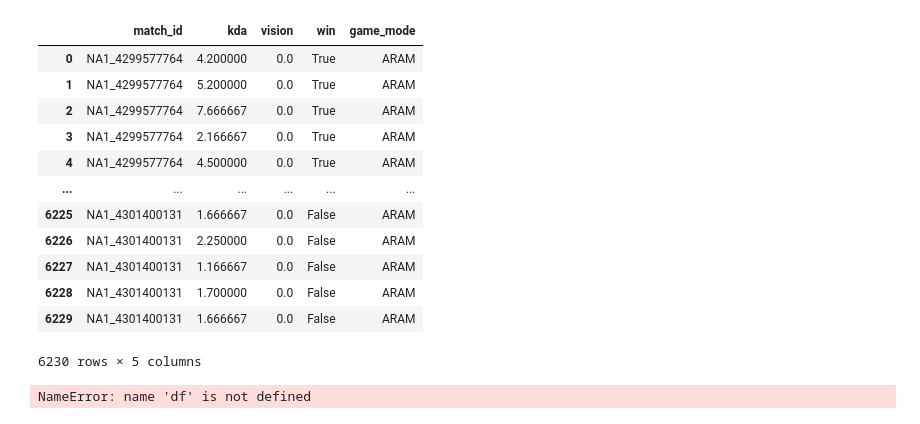
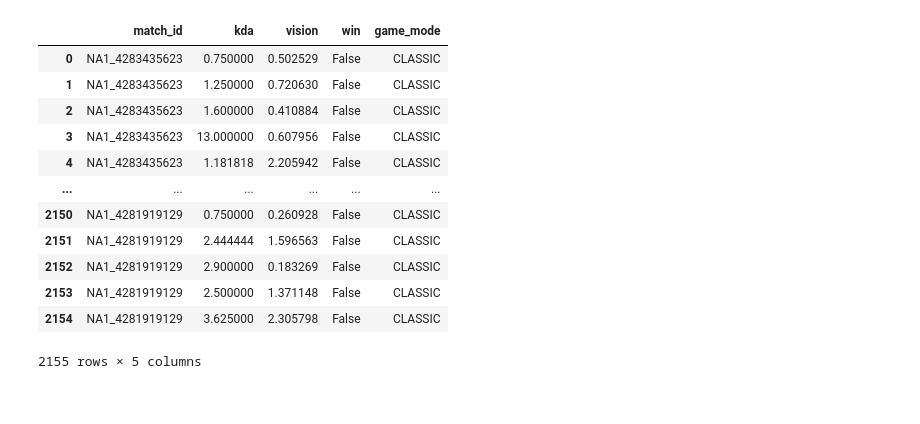
Before and after one commit to dvnmn/320-final-project, a Jupyter notebook: 320_Final_Project.ipynb, the cells around one changed output. Drawn from its saved outputs; the diff is of its cells as text; code cells hidden in the pictures.

```diff
--- a/320_Final_Project.ipynb
+++ b/320_Final_Project.ipynb
@@ -75,28 +77,27 @@ for match in matches:
 # %%
 df = pd.DataFrame()
 
 df['match_id'] = participant_match_id
 df['kda'] = kda
 df['vision'] = vision
 df['win'] = win
 df['game_mode'] = game_mode
 
+df = df[df['game_mode'] == 'CLASSIC']
+df = df.reset_index()
+df = df.drop(labels='index', axis=1)
 df
 # %% [output]
 |  | match_id | kda | vision | win | game_mode |
-| 0 | NA1_4299577764 | 4.200000 | 0.0 | True | ARAM |
-| 1 | NA1_4299577764 | 5.200000 | 0.0 | True | ARAM |
-| 2 | NA1_4299577764 | 7.666667 | 0.0 | True | ARAM |
-| 3 | NA1_4299577764 | 2.166667 | 0.0 | True | ARAM |
-| 4 | NA1_4299577764 | 4.500000 | 0.0 | True | ARAM |
+| 0 | NA1_4283435623 | 0.750000 | 0.502529 | False | CLASSIC |
+| 1 | NA1_4283435623 | 1.250000 | 0.720630 | False | CLASSIC |
+| 2 | NA1_4283435623 | 1.600000 | 0.410884 | False | CLASSIC |
+| 3 | NA1_4283435623 | 13.000000 | 0.607956 | False | CLASSIC |
+| 4 | NA1_4283435623 | 1.181818 | 2.205942 | False | CLASSIC |
 | ... | ... | ... | ... | ... | ... |
-| 6225 | NA1_4301400131 | 1.666667 | 0.0 | False | ARAM |
-| 6226 | NA1_4301400131 | 2.250000 | 0.0 | False | ARAM |
-| 6227 | NA1_4301400131 | 1.166667 | 0.0 | False | ARAM |
-| 6228 | NA1_4301400131 | 1.700000 | 0.0 | False | ARAM |
-| 6229 | NA1_4301400131 | 1.666667 | 0.0 | False | ARAM |
+| 2150 | NA1_4281919129 | 0.750000 | 0.260928 | False | CLASSIC |
+| 2151 | NA1_4281919129 | 2.444444 | 1.596563 | False | CLASSIC |
+| 2152 | NA1_4281919129 | 2.900000 | 0.183269 | False | CLASSIC |
+| 2153 | NA1_4281919129 | 2.500000 | 1.371148 | False | CLASSIC |
+| 2154 | NA1_4281919129 | 3.625000 | 2.305798 | False | CLASSIC |
-6230 rows × 5 columns
+2155 rows × 5 columns
-# %%
-df
-# %% [output]
-NameError: name 'df' is not defined
```
Also changed, not shown: parts of 4 cells of this notebook.
